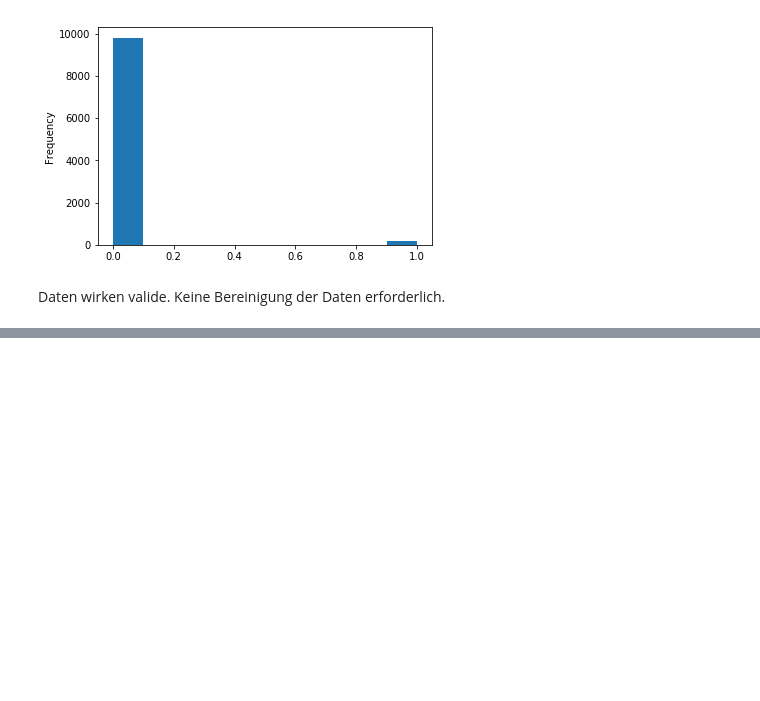
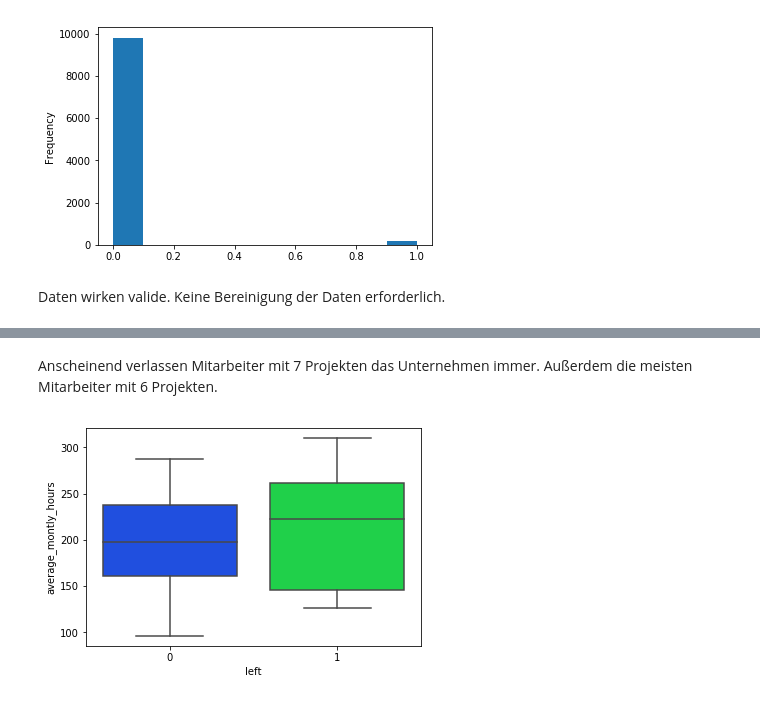
Before and after one commit to hhzanalyticslab/dbm16-hr-competition, a Jupyter notebook: EDA_hr_train.ipynb, the cells around one changed output, grey strips where cells are left out. Drawn from its saved outputs; the diff is of its cells as text; code cells hidden in the pictures; blank space fills up the shorter version.

```diff
--- a/EDA_hr_train.ipynb
+++ b/EDA_hr_train.ipynb
@@ -199,0 +216,6 @@ df.to_pickle('data/hr_train_clean.pkl')
+# %% [markdown]
+Anscheinend verlassen Mitarbeiter mit 7 Projekten das Unternehmen immer. Außerdem die meisten Mitarbeiter mit 6 Projekten.
+# %%
+sns.boxplot(x='left', y='average_montly_hours', data=df, palette='bright');
+# %% [output]
+[figure, added]
```
Also changed, not shown: parts of 21 cells of this notebook.
